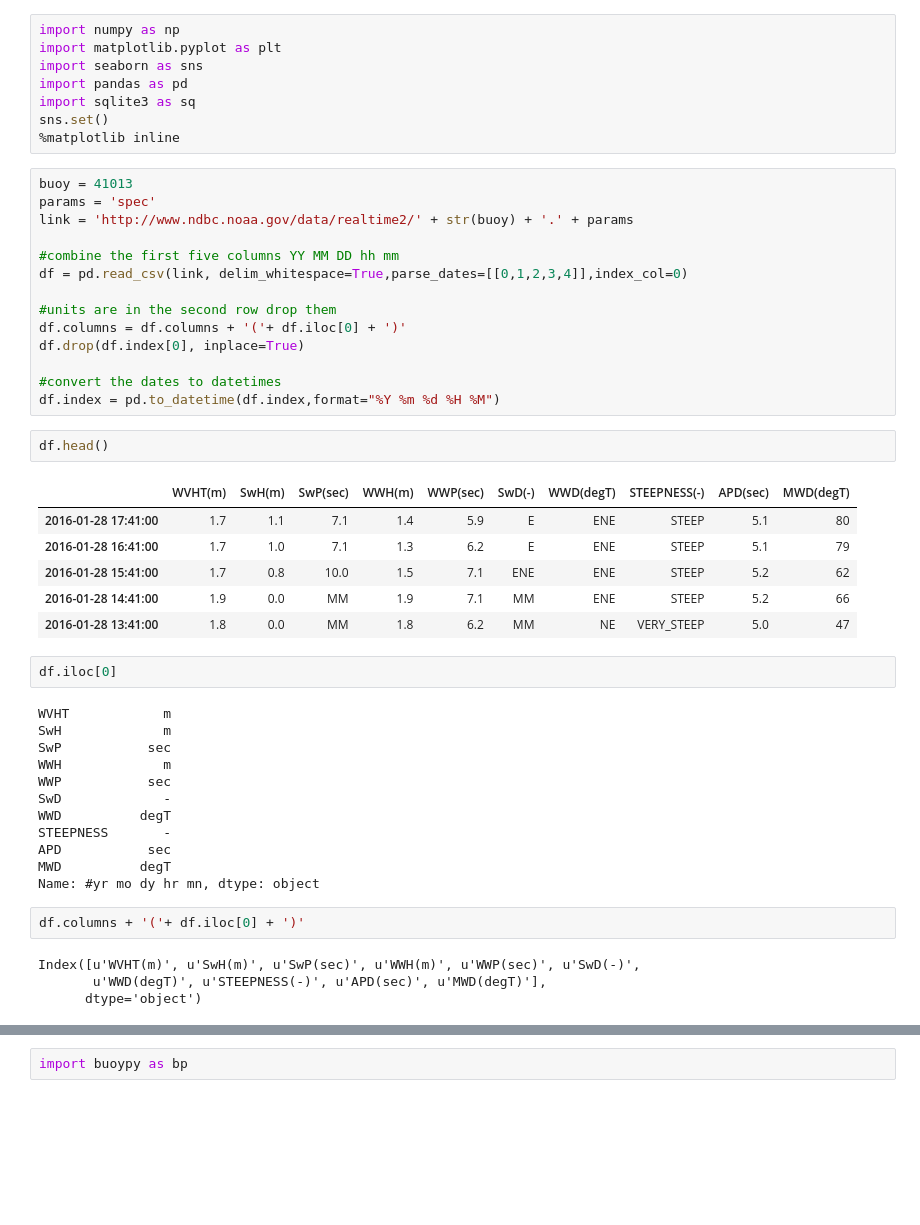
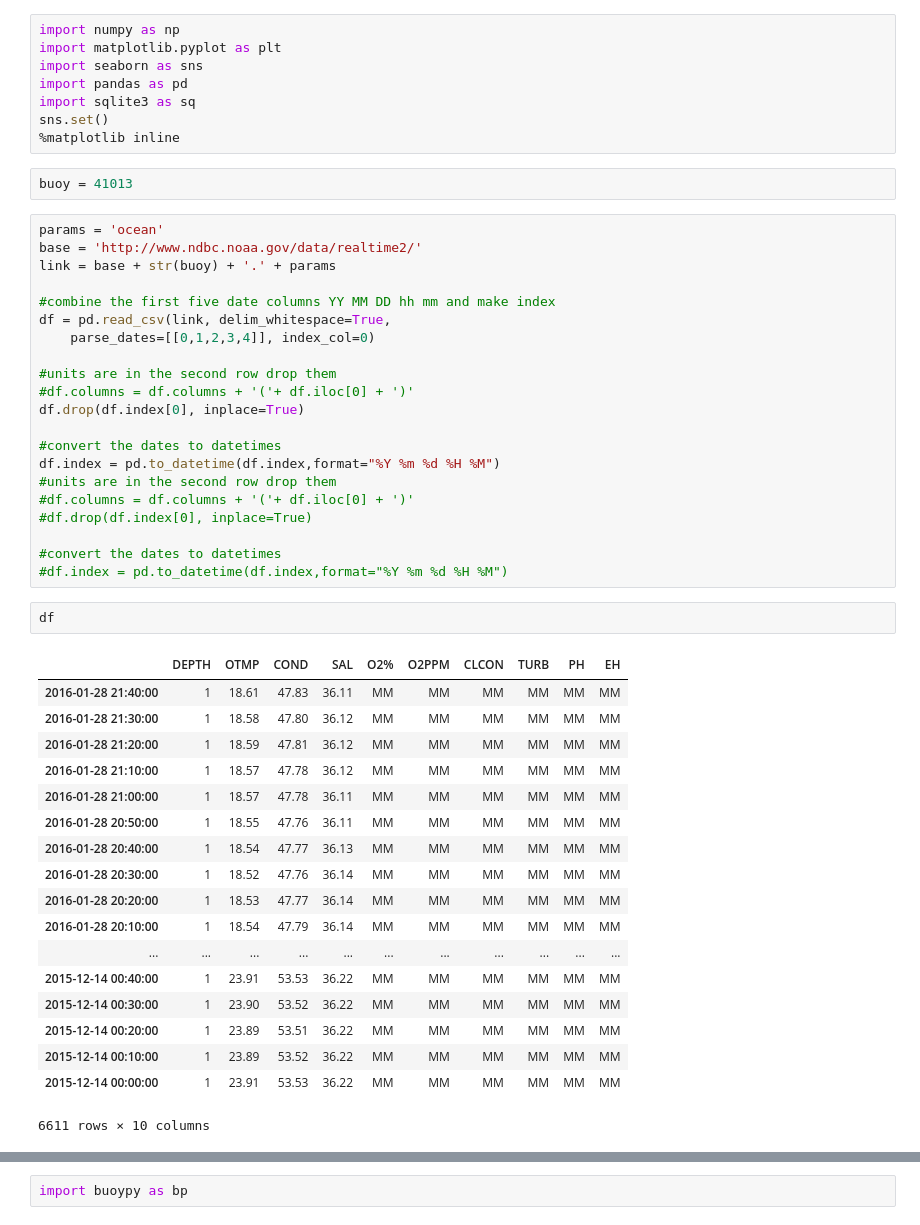
Before and after one commit to nickc1/buoypy, a Jupyter notebook: scripts/buoy_data_analysis.ipynb, the cells around one changed output, grey strips where cells are left out. Drawn from its saved outputs; the diff is of its cells as text; blank space fills up the shorter version.

```diff
--- a/scripts/buoy_data_analysis.ipynb
+++ b/scripts/buoy_data_analysis.ipynb
@@ -6,46 +6,47 @@ import pandas as pd
 import sqlite3 as sq
 sns.set()
 %matplotlib inline
+# %%
+buoy = 41013
 # %%
-buoy = 41013
-params = 'spec'
-link = 'http://www.ndbc.noaa.gov/data/realtime2/' + str(buoy) + '.' + params
+params = 'ocean'
+base = 'http://www.ndbc.noaa.gov/data/realtime2/'
+link = base + str(buoy) + '.' + params
 
-#combine the first five columns YY MM DD hh mm
-df = pd.read_csv(link, delim_whitespace=True,parse_dates=[[0,1,2,3,4]],index_col=0)
+#combine the first five date columns YY MM DD hh mm and make index
+df = pd.read_csv(link, delim_whitespace=True,
+    parse_dates=[[0,1,2,3,4]], index_col=0)
 
 #units are in the second row drop them
-df.columns = df.columns + '('+ df.iloc[0] + ')'
+#df.columns = df.columns + '('+ df.iloc[0] + ')'
 df.drop(df.index[0], inplace=True)
 
 #convert the dates to datetimes
 df.index = pd.to_datetime(df.index,format="%Y %m %d %H %M")
+#units are in the second row drop them
+#df.columns = df.columns + '('+ df.iloc[0] + ')'
+#df.drop(df.index[0], inplace=True)
+
+#convert the dates to datetimes
+#df.index = pd.to_datetime(df.index,format="%Y %m %d %H %M")
 # %%
-df.head()
+df
 # %% [output]
-|  | WVHT(m) | SwH(m) | SwP(sec) | WWH(m) | WWP(sec) | SwD(-) | WWD(degT) | STEEPNESS(-) | APD(sec) | MWD(degT) |
-| 2016-01-28 17:41:00 | 1.7 | 1.1 | 7.1 | 1.4 | 5.9 | E | ENE | STEEP | 5.1 | 80 |
-| 2016-01-28 16:41:00 | 1.7 | 1.0 | 7.1 | 1.3 | 6.2 | E | ENE | STEEP | 5.1 | 79 |
-| 2016-01-28 15:41:00 | 1.7 | 0.8 | 10.0 | 1.5 | 7.1 | ENE | ENE | STEEP | 5.2 | 62 |
-| 2016-01-28 14:41:00 | 1.9 | 0.0 | MM | 1.9 | 7.1 | MM | ENE | STEEP | 5.2 | 66 |
-| 2016-01-28 13:41:00 | 1.8 | 0.0 | MM | 1.8 | 6.2 | MM | NE | VERY_STEEP | 5.0 | 47 |
+|  | DEPTH | OTMP | COND | SAL | O2% | O2PPM | CLCON | TURB | PH | EH |
+| 2016-01-28 21:40:00 | 1 | 18.61 | 47.83 | 36.11 | MM | MM | MM | MM | MM | MM |
+| 2016-01-28 21:30:00 | 1 | 18.58 | 47.80 | 36.12 | MM | MM | MM | MM | MM | MM |
+| 2016-01-28 21:20:00 | 1 | 18.59 | 47.81 | 36.12 | MM | MM | MM | MM | MM | MM |
+| 2016-01-28 21:10:00 | 1 | 18.57 | 47.78 | 36.12 | MM | MM | MM | MM | MM | MM |
+| 2016-01-28 21:00:00 | 1 | 18.57 | 47.78 | 36.11 | MM | MM | MM | MM | MM | MM |
+| 2016-01-28 20:50:00 | 1 | 18.55 | 47.76 | 36.11 | MM | MM | MM | MM | MM | MM |
+| 2016-01-28 20:40:00 | 1 | 18.54 | 47.77 | 36.13 | MM | MM | MM | MM | MM | MM |
+| 2016-01-28 20:30:00 | 1 | 18.52 | 47.76 | 36.14 | MM | MM | MM | MM | MM | MM |
+| 2016-01-28 20:20:00 | 1 | 18.53 | 47.77 | 36.14 | MM | MM | MM | MM | MM | MM |
+| 2016-01-28 20:10:00 | 1 | 18.54 | 47.79 | 36.14 | MM | MM | MM | MM | MM | MM |
+| ... | ... | ... | ... | ... | ... | ... | ... | ... | ... | ... |
+| 2015-12-14 00:40:00 | 1 | 23.91 | 53.53 | 36.22 | MM | MM | MM | MM | MM | MM |
+| 2015-12-14 00:30:00 | 1 | 23.90 | 53.52 | 36.22 | MM | MM | MM | MM | MM | MM |
+| 2015-12-14 00:20:00 | 1 | 23.89 | 53.51 | 36.22 | MM | MM | MM | MM | MM | MM |
+| 2015-12-14 00:10:00 | 1 | 23.89 | 53.52 | 36.22 | MM | MM | MM | MM | MM | MM |
+| 2015-12-14 00:00:00 | 1 | 23.91 | 53.53 | 36.22 | MM | MM | MM | MM | MM | MM |
+6611 rows × 10 columns
-# %%
-df.iloc[0]
-# %% [output]
-WVHT            m
-SwH             m
-SwP           sec
-WWH             m
-WWP           sec
-SwD             -
-WWD          degT
-STEEPNESS       -
-APD           sec
-MWD          degT
-Name: #yr mo dy hr mn, dtype: object
-# %%
-df.columns + '('+ df.iloc[0] + ')'
-# %% [output]
-Index([u'WVHT(m)', u'SwH(m)', u'SwP(sec)', u'WWH(m)', u'WWP(sec)', u'SwD(-)',
-       u'WWD(degT)', u'STEEPNESS(-)', u'APD(sec)', u'MWD(degT)'],
-      dtype='object')
```
Also changed, not shown: parts of 15 cells of this notebook, 3 other files.
